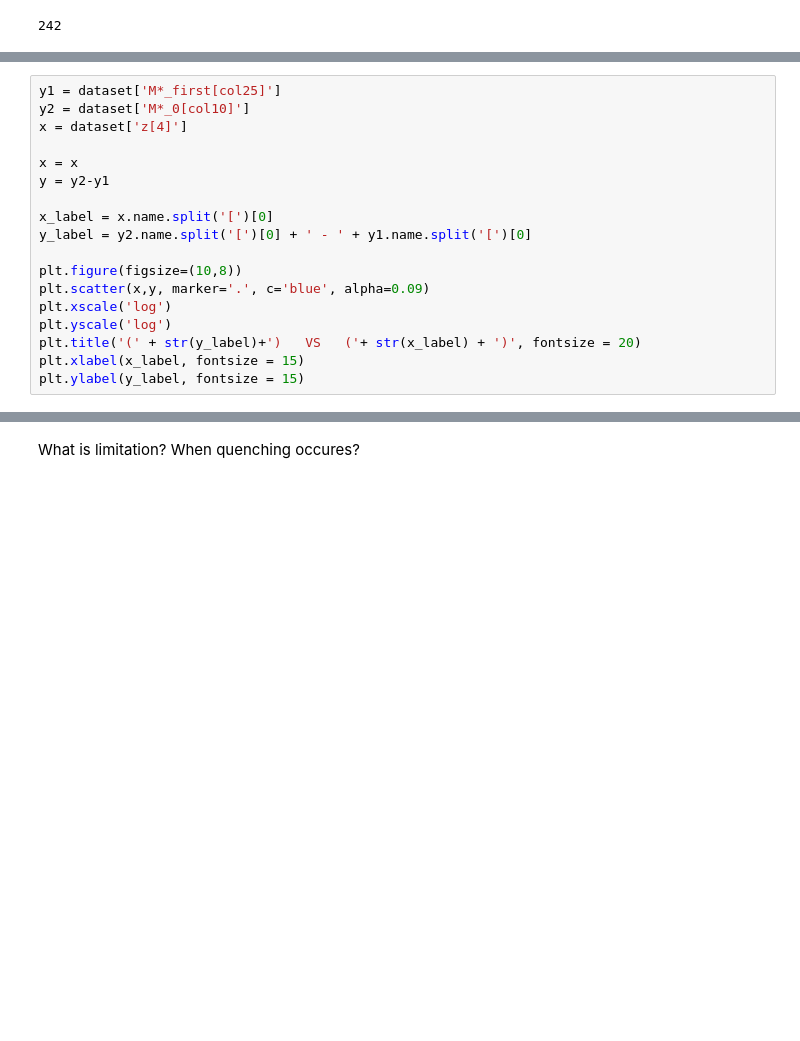
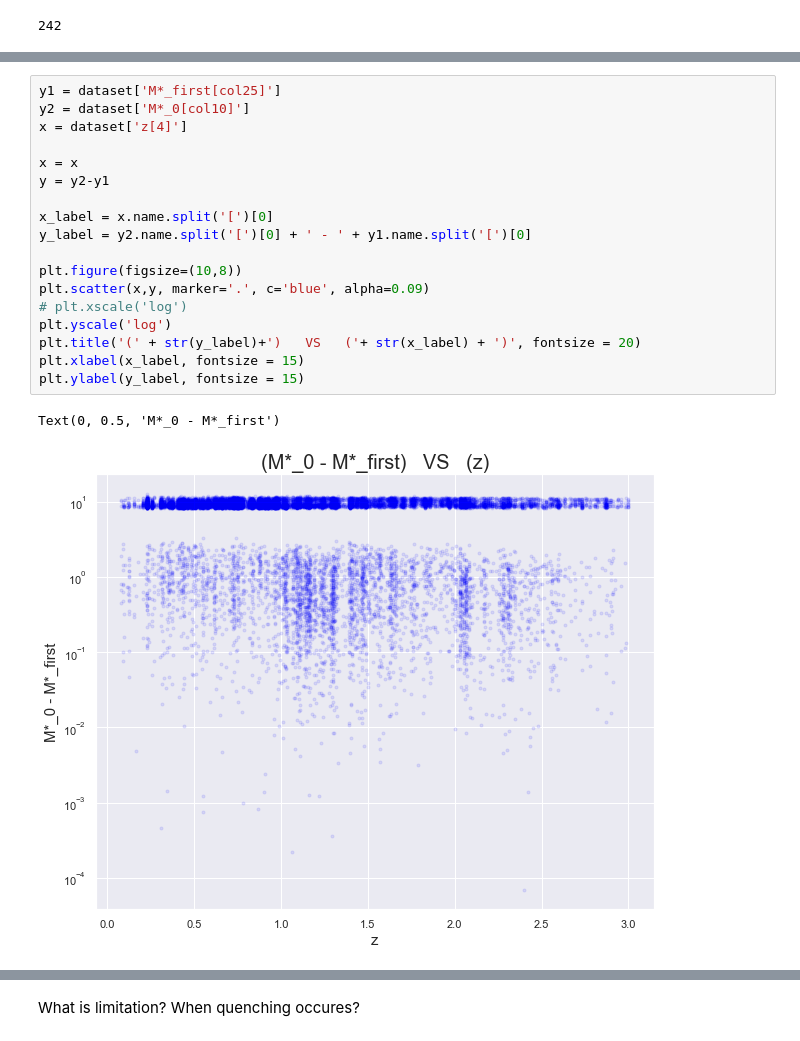
Before and after one commit to halehhajizadeh/Galaxy-Clusters, a Jupyter notebook: visualizing_data.ipynb, the cells around one changed output, grey strips where cells are left out. Saved outputs shown, nothing was run; the diff lists cells and outputs as text; blank space fills up the shorter version.

```diff
--- a/visualizing_data.ipynb
+++ b/visualizing_data.ipynb
@@ -96,21 +125,24 @@ plt.ylabel(y_label, fontsize = 15)
 # %%
 y1 = dataset['M*_first[col25]']
 y2 = dataset['M*_0[col10]']
 x = dataset['z[4]']
 
 x = x
 y = y2-y1
 
 x_label = x.name.split('[')[0]
 y_label = y2.name.split('[')[0] + ' - ' + y1.name.split('[')[0]
 
 plt.figure(figsize=(10,8))
 plt.scatter(x,y, marker='.', c='blue', alpha=0.09)
-plt.xscale('log')
+# plt.xscale('log')
 plt.yscale('log')
 plt.title('(' + str(y_label)+')   VS   ('+ str(x_label) + ')', fontsize = 20)
 plt.xlabel(x_label, fontsize = 15)
 plt.ylabel(y_label, fontsize = 15)
+# %% [output]
+Text(0, 0.5, 'M*_0 - M*_first')
+[figure, added]
 # %%
 y1 = dataset['Mh_first[col24]']
 y2 = dataset['Mh_0[col9]']
```
Also changed, not shown: parts of 12 cells of this notebook.
